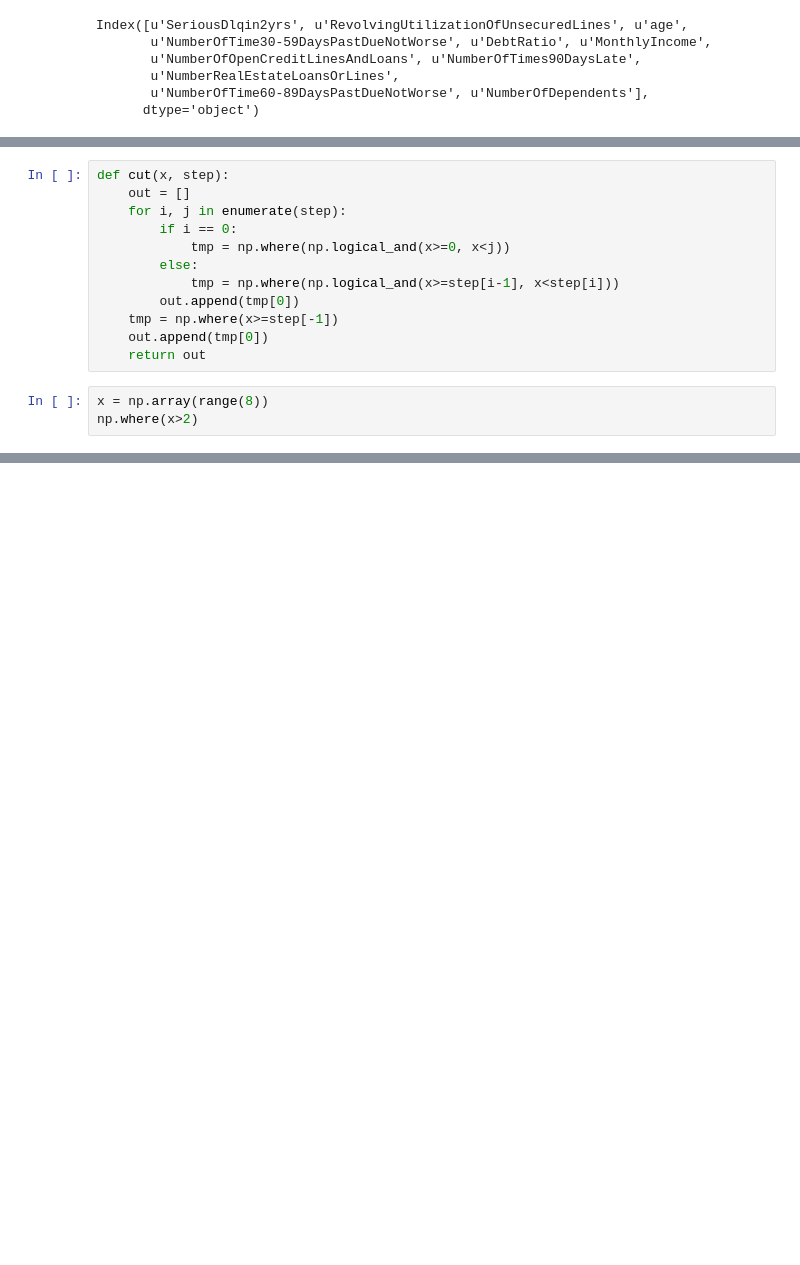
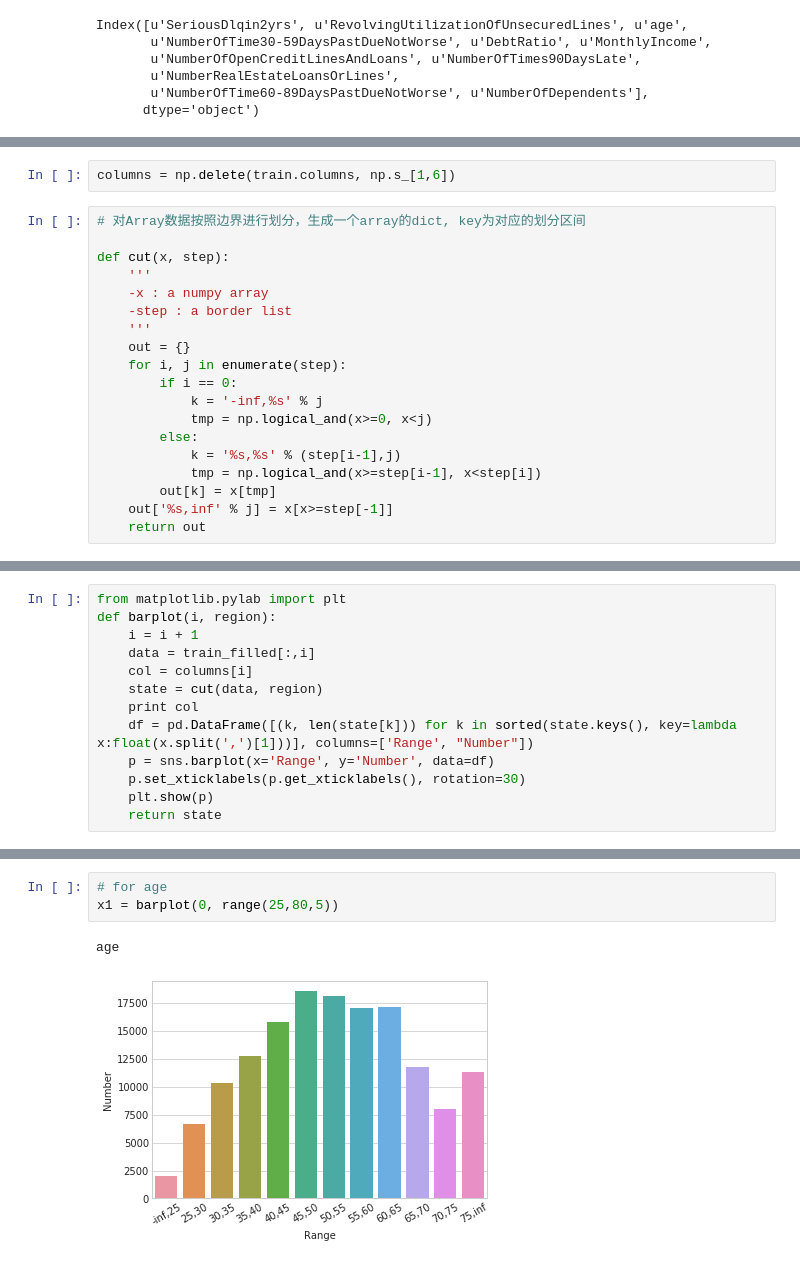
Before and after one commit to l0o0/MyNotes, a Jupyter notebook: MachineLearning/GiveMeSomeCredit/评分卡模型.ipynb, the cells around one changed output, grey strips where cells are left out. Drawn from its saved outputs; the diff is of its cells as text; blank space fills up the shorter version.

```diff
--- a/MachineLearning/GiveMeSomeCredit/评分卡模型.ipynb
+++ b/MachineLearning/GiveMeSomeCredit/评分卡模型.ipynb
@@ -299,15 +347,21 @@ import numpy as np
+# %%
+columns = np.delete(train.columns, np.s_[1,6])
 # %%
+# 对Array数据按照边界进行划分，生成一个array的dict, key为对应的划分区间
+
 def cut(x, step):
-    out = []
+    '''
+    -x : a numpy array
+    -step : a border list
+    '''
+    out = {}
     for i, j in enumerate(step):
         if i == 0:
-            tmp = np.where(np.logical_and(x>=0, x<j))
+            k = '-inf,%s' % j
+            tmp = np.logical_and(x>=0, x<j)
         else:
-            tmp = np.where(np.logical_and(x>=step[i-1], x<step[i]))
-        out.append(tmp[0])
-    tmp = np.where(x>=step[-1])
-    out.append(tmp[0])
+            k = '%s,%s' % (step[i-1],j)
+            tmp = np.logical_and(x>=step[i-1], x<step[i])
+        out[k] = x[tmp]
+    out['%s,inf' % j] = x[x>=step[-1]]
     return out
-# %%
-x = np.array(range(8))
-np.where(x>2)
@@ -319,0 +368,13 @@ cut(x, [2,5])
+# %%
+from matplotlib.pylab import plt
+def barplot(i, region):
+    i = i + 1
+    data = train_filled[:,i]
+    col = columns[i]
+    state = cut(data, region)
+    print col
+    df = pd.DataFrame([(k, len(state[k])) for k in sorted(state.keys(), key=lambda x:float(x.split(',')[1]))], columns=['Range', "Number"])
+    p = sns.barplot(x='Range', y='Number', data=df)
+    p.set_xticklabels(p.get_xticklabels(), rotation=30)
+    plt.show(p)
+    return state
@@ -319,0 +391,6 @@ cut(x, [2,5])
+# %%
+# for age
+x1 = barplot(0, range(25,80,5))
+# %% [output]
+age
+[figure, added]
```
Also changed, not shown: parts of 52 cells of this notebook.
